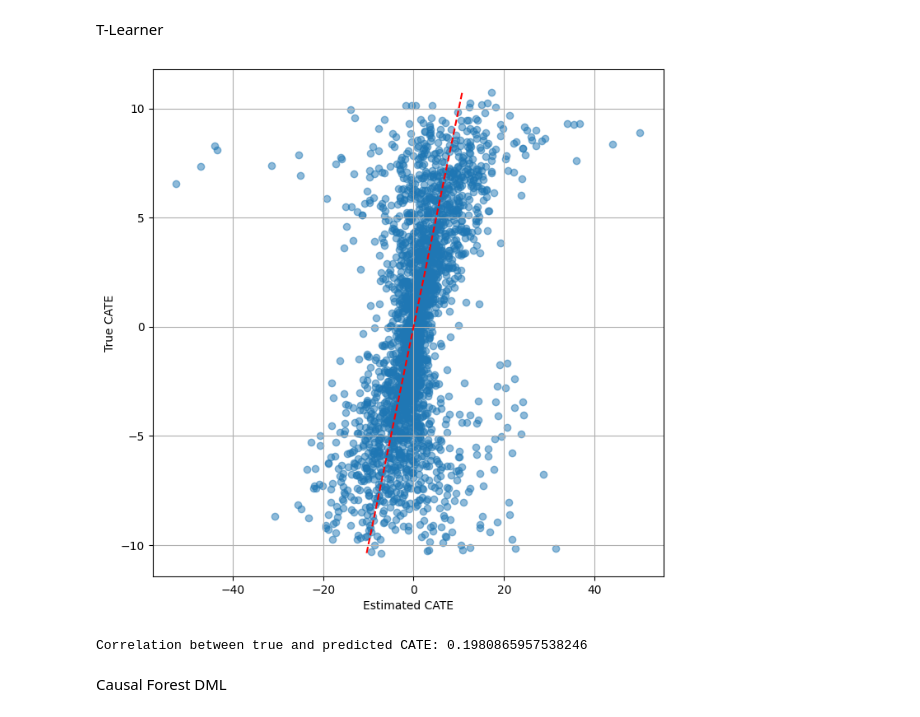
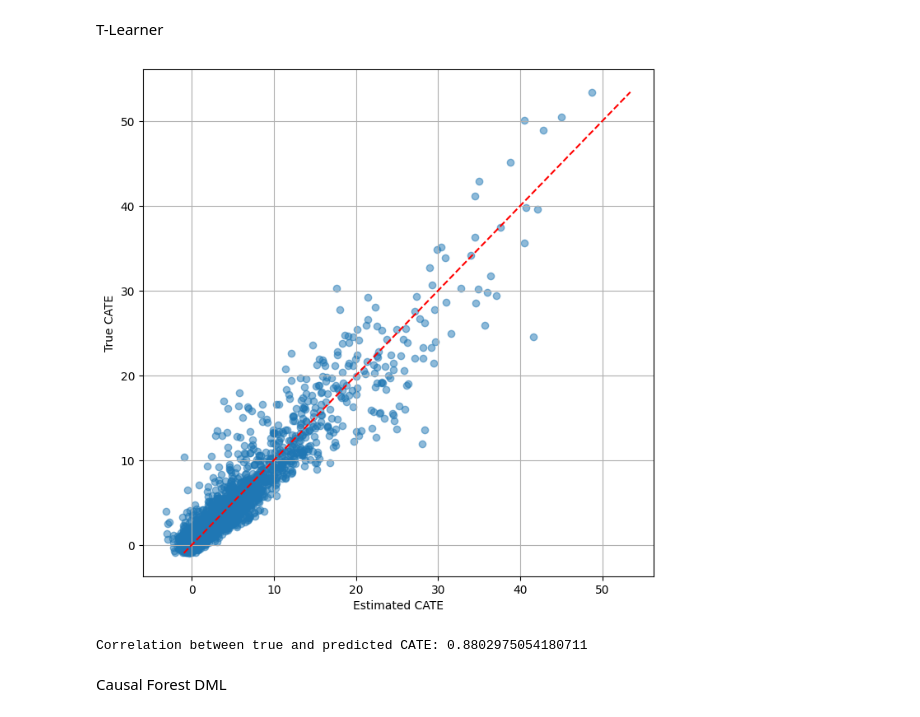
Before and after one commit to Jackbonkins/Heter_effects, a Jupyter notebook: Analysis.ipynb, the cells around one changed output. Drawn from its saved outputs; the diff is of its cells as text; code cells hidden in the pictures.

```diff
--- a/Analysis.ipynb
+++ b/Analysis.ipynb
@@ -76,9 +76,9 @@ Create Simulations
 
 sim_dict = {}
 
-for p in [20, 50]:
-    for n in [500, 1000, 5000]:
-        sim: SimulationStudy = SimulationStudy(p=p, mean_correlation=0.5, cor_variance=0.05, n=n, no_feat_cate=10, non_linear=True)
+for p in [20, 30, 40, 50]:
+    for n in [500, 1000, 2000, 4000]:
+        sim: SimulationStudy = SimulationStudy(p=p, mean_correlation=0.8, cor_variance=0.2, n=n, no_feat_cate=4)
         simulation = sim.create_dataset()
 
 
@@ -144,5 +144,5 @@ estimated_cate_ols, ols_MSE = ols_estimator(x_train_ols, splits_dict['Simulation
 # %%
-true_cate_test = splits_dict['Simulation_20_5000']['true_cate_test']
+true_cate_test = splits_dict['Simulation_30_4000']['true_cate_test']
 true_cate_test = true_cate_test[true_cate_test['T'] == 1]
 true_cate_test = true_cate_test['CATE']
 plot_predict_cate_corr(estimated_cate_ols, true_cate_test)
@@ -163,18 +163,18 @@ def TLearner_estimator(Y_train: pd.DataFrame, T_train: pd.DataFrame, X_train: pd
     est_t = TLearner(models=RandomForestRegressor())
     est_t.fit(Y=Y_train, T=T_train, X=X_train)
     estimated_cate_t = est_t.effect(X_test)
-    T_MSE = mean_squared_error(true_cate_test, estimated_cate_t)
+    T_MSE = root_mean_squared_error(true_cate_test, estimated_cate_t)
 
     return estimated_cate_t, T_MSE
 
-estimated_cate_t, t_MSE = TLearner_estimator(splits_dict['Simulation_20_5000']['Y_train'], splits_dict['Simulation_20_5000']['T_train'],
-                                             splits_dict['Simulation_20_5000']['X_train'], splits_dict['Simulation_20_5000']['X_test'],
-                                             splits_dict['Simulation_20_5000']['true_cate_test'])
+estimated_cate_t, t_MSE = TLearner_estimator(splits_dict['Simulation_30_4000']['Y_train'], splits_dict['Simulation_30_4000']['T_train'],
+                                             splits_dict['Simulation_30_4000']['X_train'], splits_dict['Simulation_30_4000']['X_test'],
+                                             splits_dict['Simulation_30_4000']['true_cate_test'])
 # %%
-plot_predict_cate_corr(estimated_cate_t, splits_dict['Simulation_20_5000']['true_cate_test']['CATE'])
+plot_predict_cate_corr(estimated_cate_t, splits_dict['Simulation_30_4000']['true_cate_test']['CATE'])
 # %% [output]
-[figure, old version]
+[figure, new version]
-Correlation between true and predicted CATE: 0.1980865957538246
+Correlation between true and predicted CATE: 0.8802975054180711
 # %% [markdown]
 Causal Forest DML
 # %%
```
Also changed, not shown: parts of 18 cells of this notebook, 3 other files.
